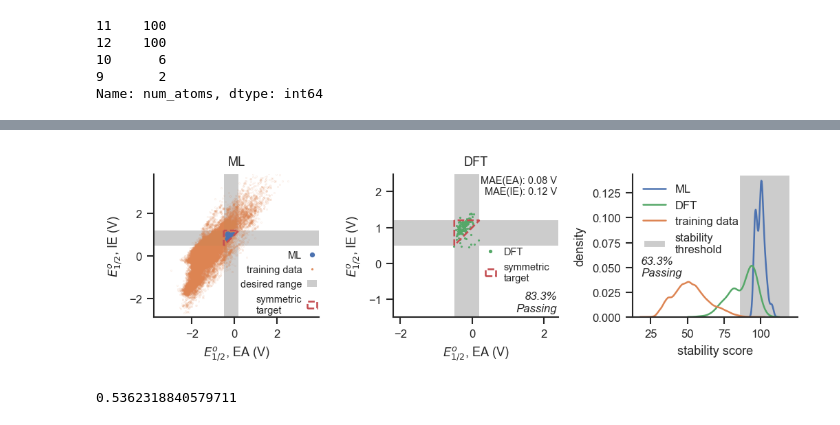
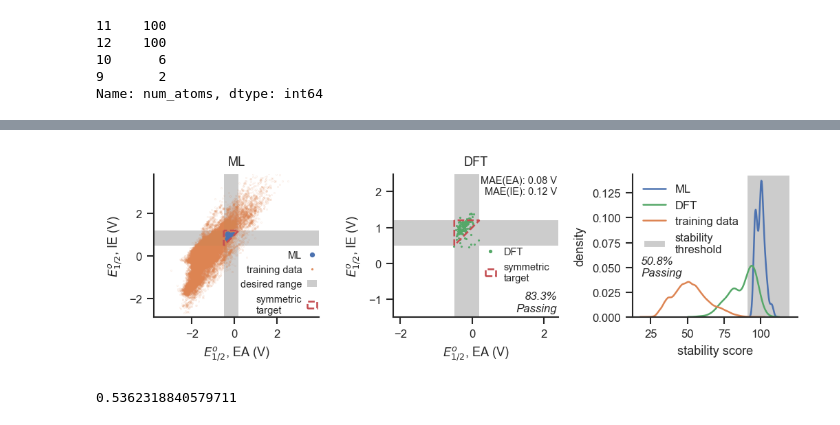
Before and after one commit to NREL/rlmolecule, a Jupyter notebook: examples/stable_radical_optimization/notebooks/plot_fp_dft_confirmation.ipynb, the cells around one changed output, grey strips where cells are left out. Drawn from its saved outputs; the diff is of its cells as text; code cells hidden in the pictures.

```diff
--- a/examples/stable_radical_optimization/notebooks/plot_fp_dft_confirmation.ipynb
+++ b/examples/stable_radical_optimization/notebooks/plot_fp_dft_confirmation.ipynb
@@ -127,36 +127,36 @@ ax2.text(.99, .99,
 
 ax2.legend(loc='upper right', handlelength=1, markerscale=3, fontsize=7, bbox_to_anchor=(1., .55))
 
 ## --------------------- stability scores ---------------------
 
 ax3 = fig.add_subplot(133)
 sns.kdeplot(data['stability_ml'], color='b', label='ML')
 sns.kdeplot(data['stability_dft'], color='g', label='DFT')
 sns.kdeplot(bde_db_stability_scores, color=sns.color_palette()[1], label='training data')
 
 # ax3.axvline(100, ls='--', color='r', lw=1.5)
-ax3.axvspan(85, 120, facecolor='.8', lw=1.5, label='stability\nthreshold')
+ax3.axvspan(90, 120, facecolor='.8', lw=1.5, label='stability\nthreshold')
 
 ax3.legend(loc='upper left')
 
 stability = data['stability_dft'].dropna()
 
-ax3.text(.05, .35, f"{(stability > 85).mean():.1%}\nPassing",
+ax3.text(.05, .35, f"{(stability > 90).mean():.1%}\nPassing",
          ha='left', va='center', transform=ax3.transAxes, fontsize='8', style='italic')
 
 ax3.set_xticks([25, 50, 75, 100,])
 
 ax3.set_ylabel('density')
 ax3.set_xlabel('stability score')
 
 ax1.set_title('ML')
 ax2.set_title('DFT')
 
 sns.despine()
 plt.tight_layout()
 # plt.savefig('figs/fig4_fp_dft_confirmation.svg')
 # %% [output]
-[figure, old version]
+[figure, new version]
 # %%
 (data['pass_redox'].astype(bool) & (data['stability_dft'] > 85)).sum() / data.dropna().shape[0]
 # %% [output]
```
Also changed, not shown: parts of 2 cells of this notebook, 29 other files.
